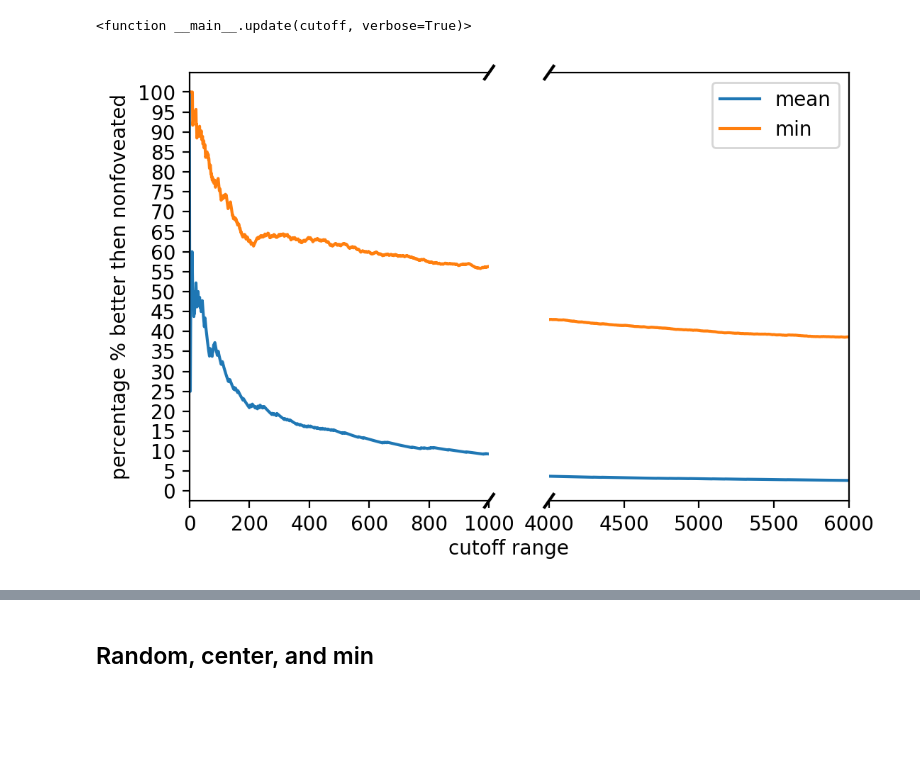
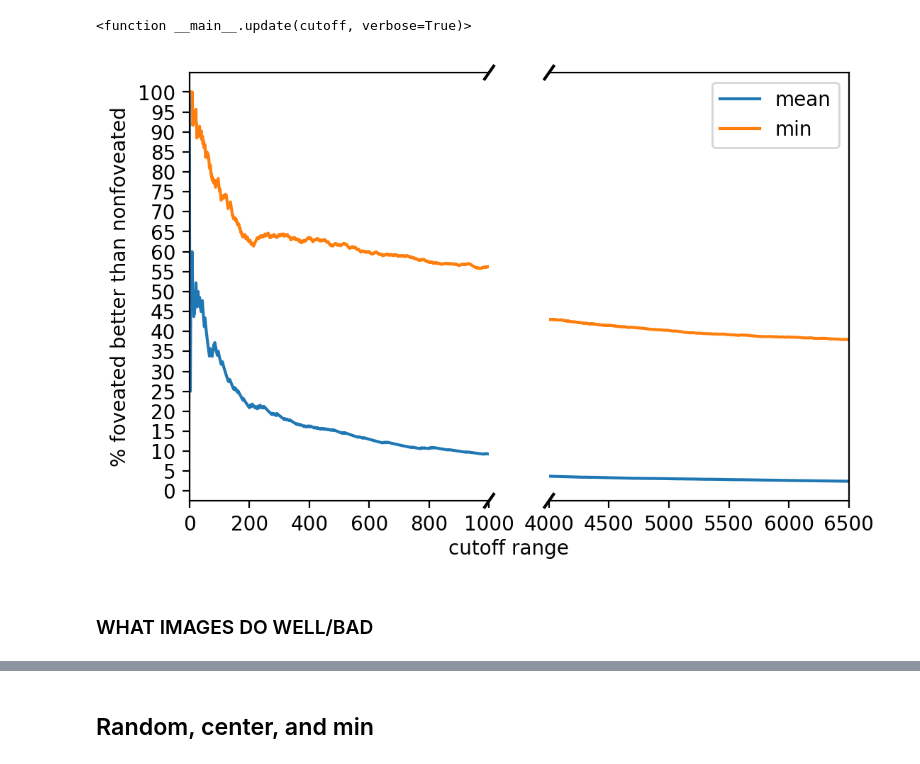
Before and after one commit to JohanvandenHeuvel/UsingASecondaryNetworkForFoveationInComputerVision, a Jupyter notebook: analysis.ipynb, the cells around one changed output, grey strips where cells are left out. Drawn from its saved outputs; the diff is of its cells as text; code cells hidden in the pictures; blank space fills up the shorter version.

```diff
--- a/analysis.ipynb
+++ b/analysis.ipynb
@@ -19,24 +21,27 @@ Q_Table_nonfoveated = pd.read_csv('Q_tables/Q_table_nonfoveated.csv', sep=',')
 Q_Table_strong = pd.read_csv('Q_tables/Q_table_strongfoveated.csv', sep=',')
 Q_Table_weak = pd.read_csv('Q_tables/Q_table_weakfoveated.csv', sep=',')
 
+im_name = Q_Table_nonfoveated['class']
 nonfoveated = Q_Table_nonfoveated['score']
 
-strong_center = Q_Table_strong['(5, 5)']
+strong_center = Q_Table_strong['(2, 2)']
 strong_mean = Q_Table_strong.mean(axis=1)
 strong_std = Q_Table_strong.std(axis=1)
-weak_center = Q_Table_weak['(5, 5)']
+weak_center = Q_Table_weak['(2, 2)']
 weak_mean = Q_Table_weak.mean(axis=1)
 weak_std = Q_Table_weak.std(axis=1)
 
 # first element of each row is the name
 strong_random = pd.Series([np.random.choice(i[1:]) for i in Q_Table_strong.values])
 strong_min = pd.Series([np.min(i[1:]) for i in Q_Table_strong.values])
+strong_max = pd.Series([np.max(i[1:]) for i in Q_Table_strong.values])
 weak_random = pd.Series([np.random.choice(i[1:]) for i in Q_Table_weak.values])
 weak_min = pd.Series([np.min(i[1:]) for i in Q_Table_weak.values])
+weak_max = pd.Series([np.max(i[1:]) for i in Q_Table_weak.values])
 
-df = pd.concat([nonfoveated, strong_center, strong_random, strong_min, strong_mean, strong_std,
-                weak_center, weak_random, weak_min, weak_mean, weak_std], axis=1)
-df.columns = ['nonfoveated', 'strong_center', 'strong_random', 'strong_min', 'strong_mean', 'strong_std',
-              'weak_center', 'weak_random', 'weak_min', 'weak_mean', 'weak_std']
+df = pd.concat([im_name, nonfoveated, strong_center, strong_random, strong_min, strong_max, strong_mean, strong_std,
+                weak_center, weak_random, weak_min, weak_max, weak_mean, weak_std], axis=1)
+df.columns = ['im_name', 'nonfoveated', 'strong_center', 'strong_random', 'strong_min', 'strong_max', 'strong_mean', 'strong_std',
+              'weak_center', 'weak_random', 'weak_min', 'weak_max', 'weak_mean', 'weak_std']
 print(df.head(5))
 # %% [output]
@@ -152,34 +164,36 @@ fig.subplots_adjust(wspace=0.2)
 # fig.font(size=12)
 fig.text(0.5, 0.04, 'cutoff range', ha='center', va='center')
 
 ax.plot(list(percentages_mean))
 ax.plot(list(percentages_min))
-ax.set(yticks=np.linspace(0,100,21), ylabel='percentage % better then nonfoveated')
+ax.set(yticks=np.linspace(0,100,21), ylabel='% foveated better than nonfoveated')
 ax.set_xlim(0, 1000)
 ax.spines['right'].set_visible(False)
 ax.yaxis.tick_left()
 
 ax2.plot(list(percentages_mean))
 ax2.plot(list(percentages_min))
 # ax.yticks(np.linspace(0,100,41))
 # ax.ylabel('percentage % better then nonfoveated')
 # ax.xlabel('cutoff range')
 ax2.legend(['mean', 'min'])
-ax2.set_xlim(4000,6000)
+ax2.set_xlim(4000,6500)
 ax2.spines['left'].set_visible(False)
 ax2.tick_params(left=False)  # don't put tick labels at the left
 
 d = .015  # how big to make the diagonal lines in axes coordinates
 # arguments to pass to plot, just so we don't keep repeating them
 kwargs = dict(transform=ax.transAxes, color='k', clip_on=False)
 ax.plot((1 - d, 1 + d), (1 - d, 1 + d), **kwargs)  # top-left diagonal
 ax.plot((1 - d, 1 + d), (-d, +d), **kwargs)  # bottom-left diagonal
 
 kwargs.update(transform=ax2.transAxes)  # switch to the bottom axes
 ax2.plot((-d, +d), (1 - d, 1 + d), **kwargs)  # top right diagonal
 ax2.plot((-d, +d), (-d, +d), **kwargs)  # bottom-right diagonal
 
-fig.savefig("images/foveated%better_then_nonfoveated", bbox_inches='tight')
+fig.savefig("images/foveatedbetter_than_nonfoveated", bbox_inches='tight')
 plt.show()
 # %% [output]
-[figure, old version]
+[figure, new version]
+# %% [markdown]
+### WHAT IMAGES DO WELL/BAD
```
Also changed, not shown: parts of 7 cells of this notebook.
